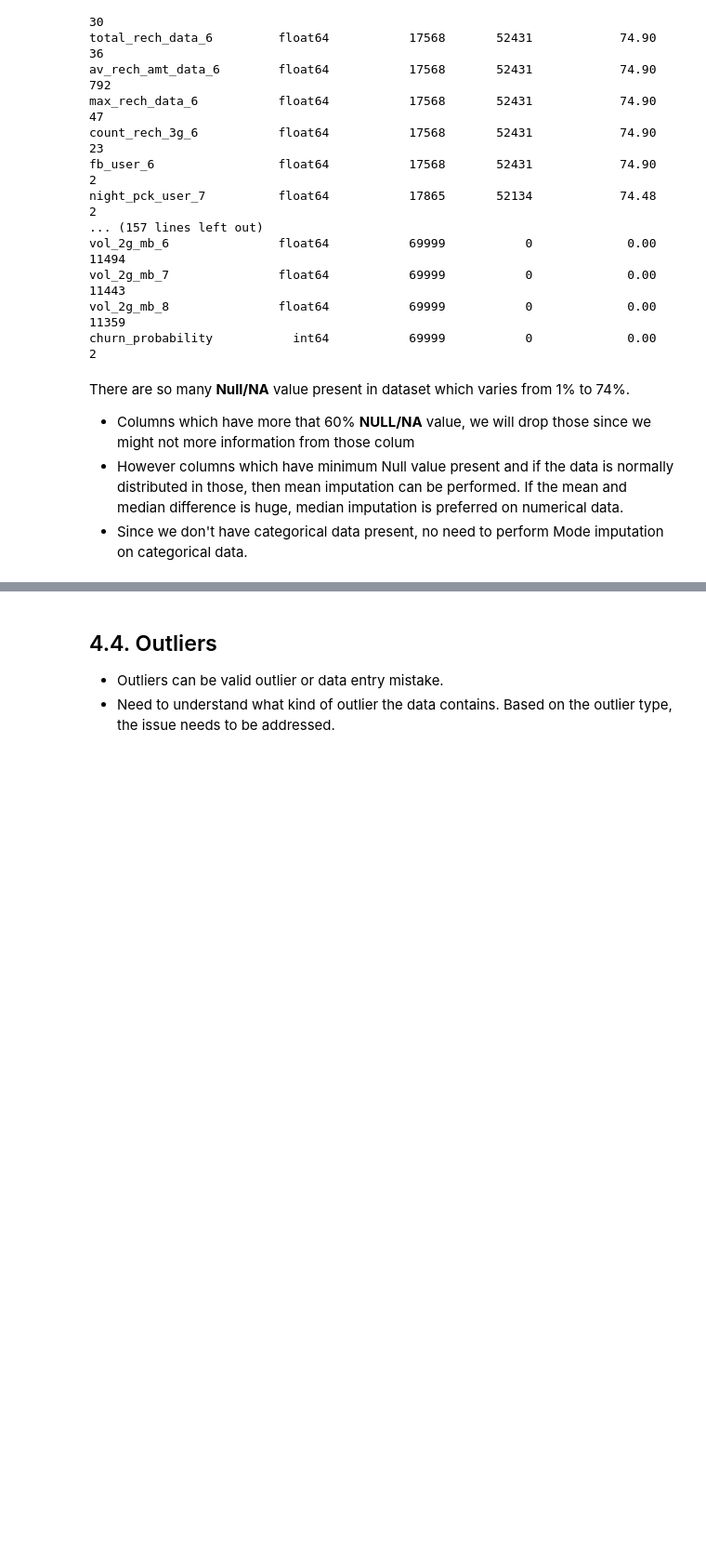
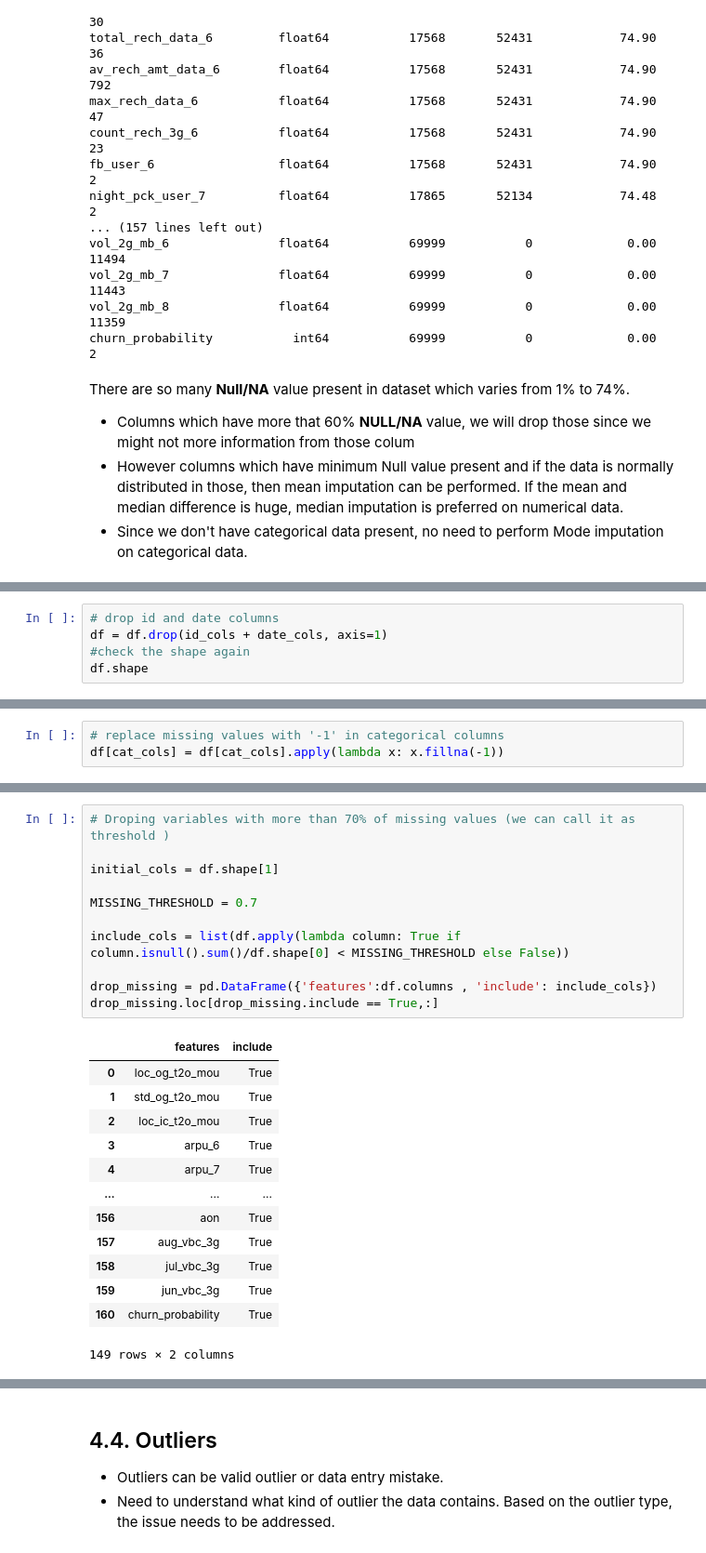
Before and after one commit to pravin691983/TelecomChurnCaseStudy, a Jupyter notebook: PRAVIN_TAWADE.ipynb, the cells around one changed output, grey strips where cells are left out. Shown: that part at 93% size. Drawn from its saved outputs; the diff is of its cells as text; blank space fills up the shorter version.

Commit message:
Kaggle Notebook | TelecomChurnCaseStudy | Version 5

```diff
--- a/PRAVIN_TAWADE.ipynb
+++ b/PRAVIN_TAWADE.ipynb
@@ -201,0 +307,5 @@ There are so many __Null/NA__ value present in dataset which varies from 1% to 7
+# %%
+# drop id and date columns
+df = df.drop(id_cols + date_cols, axis=1)
+#check the shape again
+df.shape
@@ -201,0 +314,3 @@ There are so many __Null/NA__ value present in dataset which varies from 1% to 7
+# %%
+# replace missing values with '-1' in categorical columns
+df[cat_cols] = df[cat_cols].apply(lambda x: x.fillna(-1))
@@ -201,0 +328,25 @@ There are so many __Null/NA__ value present in dataset which varies from 1% to 7
+# %%
+# Droping variables with more than 70% of missing values (we can call it as threshold )
+
+initial_cols = df.shape[1]
+
+MISSING_THRESHOLD = 0.7
+
+include_cols = list(df.apply(lambda column: True if column.isnull().sum()/df.shape[0] < MISSING_THRESHOLD else False))
+
+drop_missing = pd.DataFrame({'features':df.columns , 'include': include_cols})
+drop_missing.loc[drop_missing.include == True,:]
+# %% [output]
+|  | features | include |
+| 0 | loc_og_t2o_mou | True |
+| 1 | std_og_t2o_mou | True |
+| 2 | loc_ic_t2o_mou | True |
+| 3 | arpu_6 | True |
+| 4 | arpu_7 | True |
+| ... | ... | ... |
+| 156 | aon | True |
+| 157 | aug_vbc_3g | True |
+| 158 | jul_vbc_3g | True |
+| 159 | jun_vbc_3g | True |
+| 160 | churn_probability | True |
+149 rows × 2 columns
```
Also changed, not shown: parts of 19 cells of this notebook.
